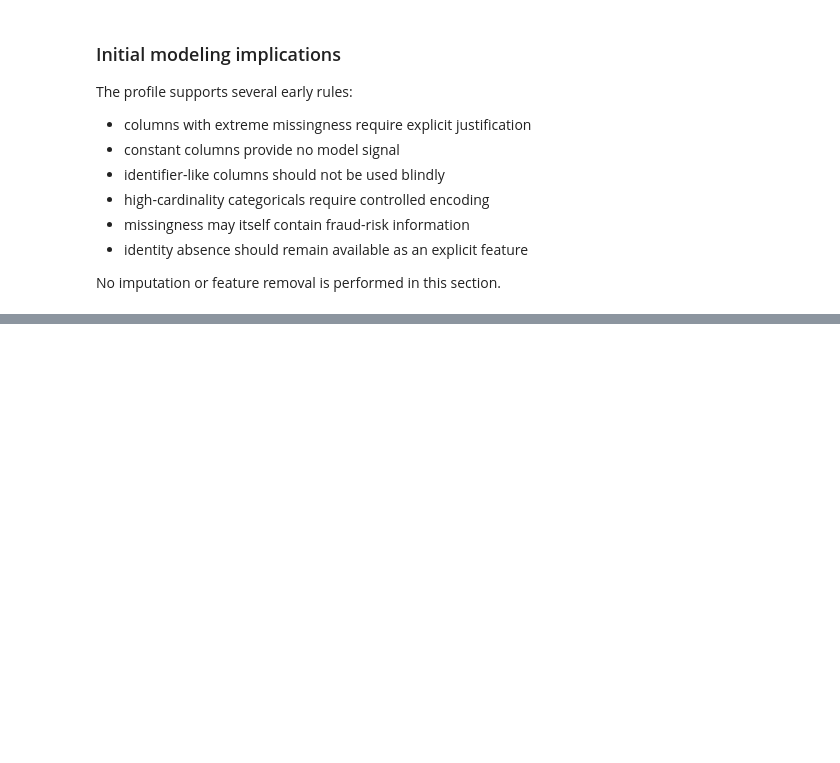
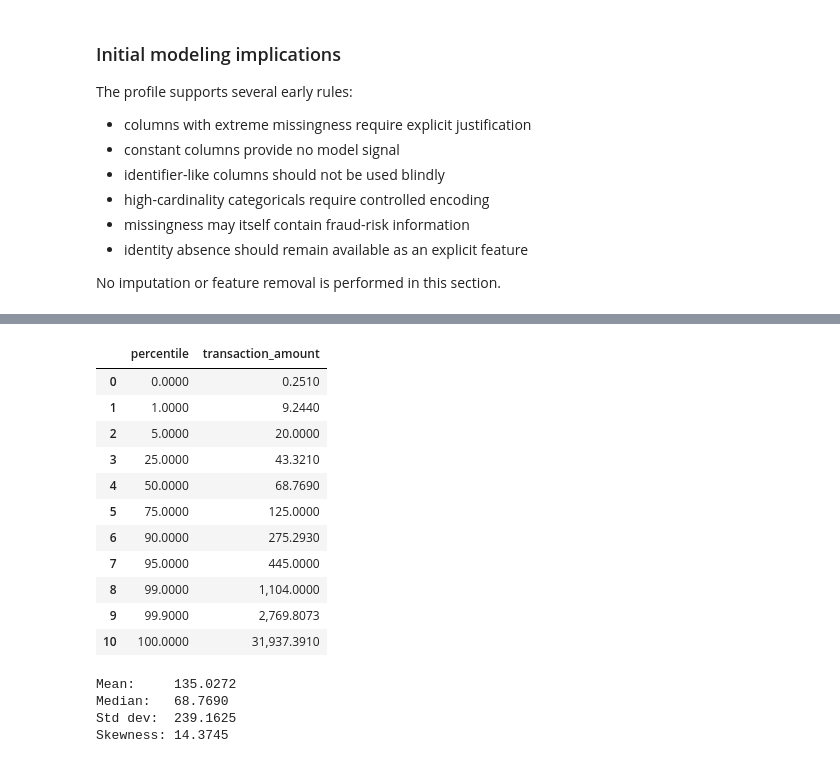
Before and after one commit to kivancfk/riskflow-payguard, a Jupyter notebook: notebooks/01_eda.ipynb, the cells around one changed output, grey strips where cells are left out. Cells and saved outputs as stored; diff of their text form; code cells hidden in the pictures; blank space fills up the shorter version.

```diff
--- a/notebooks/01_eda.ipynb
+++ b/notebooks/01_eda.ipynb
@@ -621,0 +666,54 @@ No imputation or feature removal is performed in this section.
+# %%
+amount_percentiles = [
+    0.00,
+    0.01,
+    0.05,
+    0.25,
+    0.50,
+    0.75,
+    0.90,
+    0.95,
+    0.99,
+    0.999,
+    1.00,
+]
+
+amount_distribution = (
+    amount
+    .quantile(amount_percentiles)
+    .rename_axis("quantile")
+    .rename("transaction_amount")
+    .reset_index()
+)
+
+amount_distribution["percentile"] = (
+    amount_distribution["quantile"] * 100
+)
+
+amount_distribution = amount_distribution[
+    ["percentile", "transaction_amount"]
+]
+
+display(amount_distribution)
+
+print(f"Mean:     {amount.mean():,.4f}")
+print(f"Median:   {amount.median():,.4f}")
+print(f"Std dev:  {amount.std():,.4f}")
+print(f"Skewness: {amount.skew():,.4f}")
+# %% [output]
+|  | percentile | transaction_amount |
+| 0 | 0.0000 | 0.2510 |
+| 1 | 1.0000 | 9.2440 |
+| 2 | 5.0000 | 20.0000 |
+| 3 | 25.0000 | 43.3210 |
+| 4 | 50.0000 | 68.7690 |
+| 5 | 75.0000 | 125.0000 |
+| 6 | 90.0000 | 275.2930 |
+| 7 | 95.0000 | 445.0000 |
+| 8 | 99.0000 | 1,104.0000 |
+| 9 | 99.9000 | 2,769.8073 |
+| 10 | 100.0000 | 31,937.3910 |
+Mean:     135.0272
+Median:   68.7690
+Std dev:  239.1625
+Skewness: 14.3745
```
Also changed, not shown: parts of 9 cells of this notebook.
